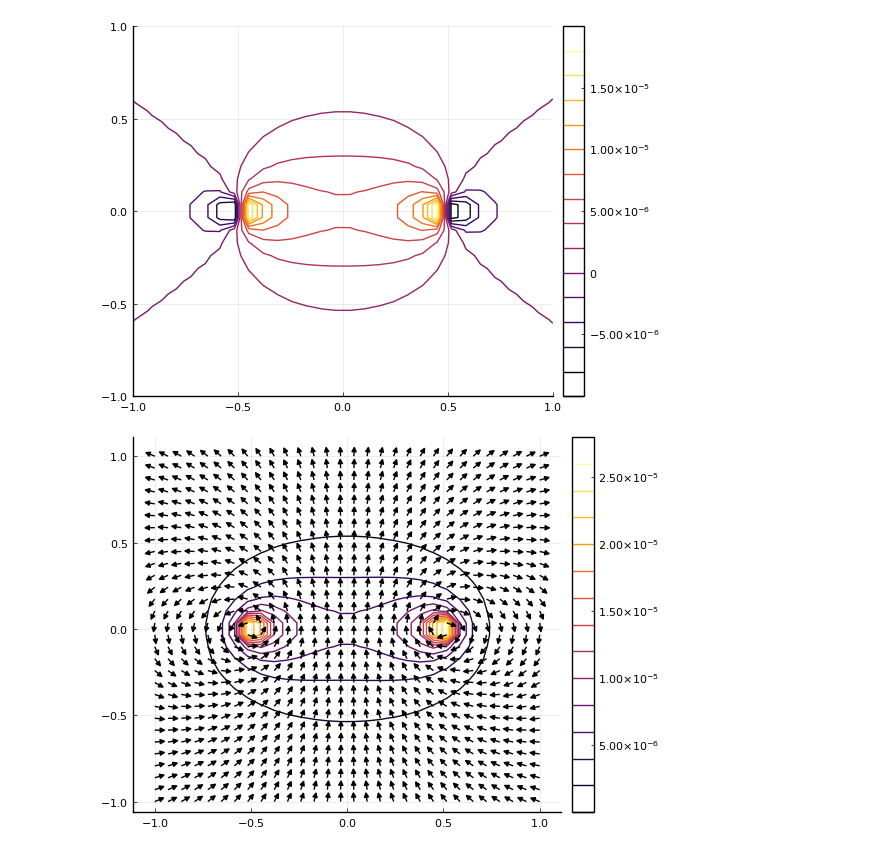
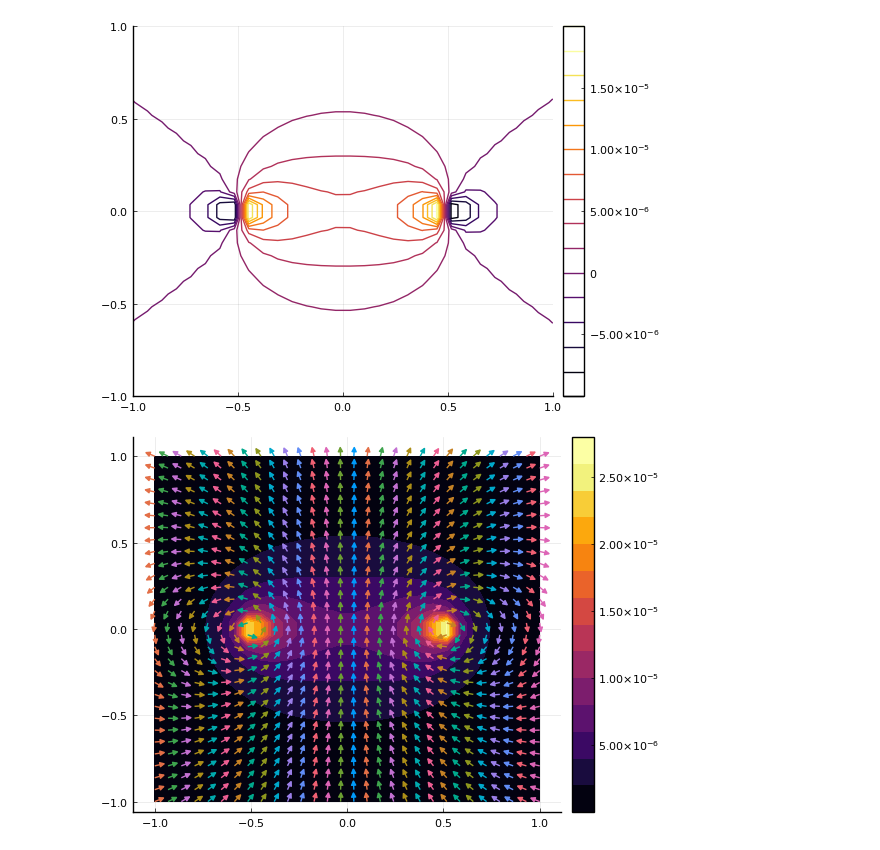
Before and after one commit to daniel3141592654/simu-campo, a Jupyter notebook: simu-campo.ipynb, the cells around one changed output. Cells and saved outputs as stored; diff of their text form; code cells hidden in the pictures.

Commit message:
fix: Mejora visual, gráfica
Se puso un mejor fondo a la gráfica de las líneas de inducción
magnética

```diff
--- a/simu-campo.ipynb
+++ b/simu-campo.ipynb
@@ -104,8 +105,8 @@ contour(x,y,superBY)
 # %% [output]
 [figure]
 # %%
-contour(x,y, Mag_B)
+contour(x,y, Mag_B, fill = true)
 
-quiver!(x,y, quiver=(superBX./Mag_B *5e-2, superBY./Mag_B * 5e-2 ), markersize=1, lc=:black)
+quiver!(x,y, quiver=(superBX./Mag_B *5e-2, superBY./Mag_B * 5e-2 ), markersize=1)
 # %% [output]
-[figure, old version]
+[figure, new version]
```
Also changed, not shown: parts of 3 cells of this notebook.
